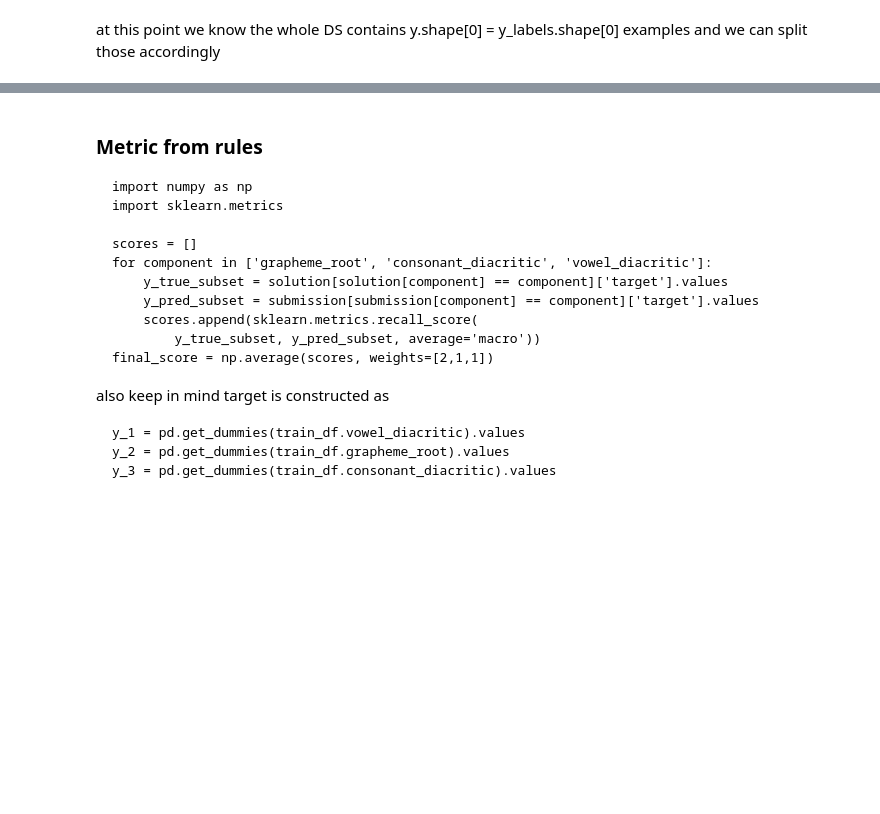
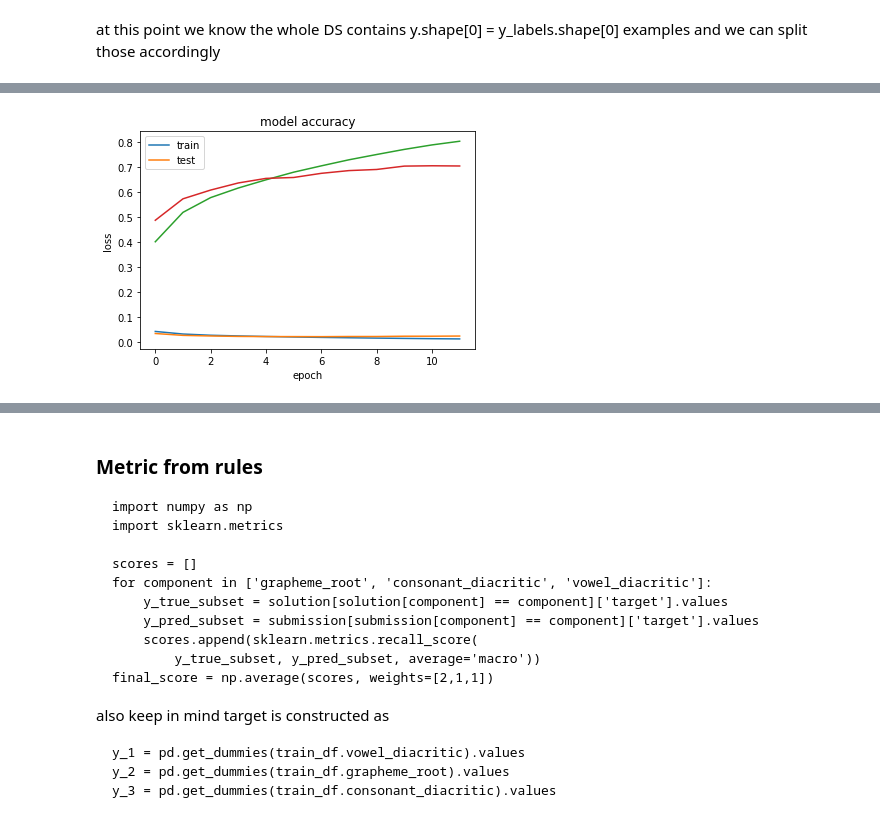
Before and after one commit to ipovalyaev/competitive-data-science, a Jupyter notebook: Bengali.AI/training.ipynb, the cells around one changed output, grey strips where cells are left out. Saved outputs shown, nothing was run; the diff lists cells and outputs as text; code cells hidden in the pictures; blank space fills up the shorter version.

```diff
--- a/Bengali.AI/training.ipynb
+++ b/Bengali.AI/training.ipynb
@@ -294,15 +302,15 @@ model_fname = 'models/model-' + datetime.datetime.now().strftime('%Y-%m-%d-%H-%M
 
 import tensorflow.keras.callbacks as cb
 
-R_LR_P = cb.ReduceLROnPlateau(monitor='val_out_1_loss',patience=3,verbose=1,factor=0.5,min_lr=0.00001)
+R_LR_P = cb.ReduceLROnPlateau(monitor='val_recall',patience=3,verbose=1,factor=0.5,min_lr=0.00001,mode='max')
 # if validation loss of out_1 is not decreasing for 3 consecutive epochs, decrease the learning rate by 0.5
 # given if learning rate is above 0.00001 and give us little insight on what has happened verbose=1
 
-ES = cb.EarlyStopping(monitor='val_loss',patience=4, min_delta=0.0025)
+ES = cb.EarlyStopping(monitor='val_recall',patience=4, min_delta=0.0025,mode='max')
 # stop the model from fitting data if validation loss has not decreased by 0.0025 in the last 5 epochs
 
-MCP = cb.ModelCheckpoint(model_fname, monitor ='val_loss', verbose =1,
-                      save_best_only = True, save_weights_only=True)
+MCP = cb.ModelCheckpoint(model_fname+'.hdf5', monitor ='val_recall', verbose =1,
+                      save_best_only = True, save_weights_only=True,mode='max')
 # save the weights in a file name specified only if the validation loss of out_1 layer has improved from
 # last save. out_1 because it's recall matters twice
 
@@ -323,13 +349,15 @@ history = model.fit(
 # %%
 plt.plot(history.history['loss'])
 plt.plot(history.history['val_loss'])
-# plt.plot(history.history['recall'])
-# plt.plot(history.history['val_recall'])
+plt.plot(history.history['recall'])
+plt.plot(history.history['val_recall'])
 
 plt.title('model accuracy')
 plt.ylabel('loss')
 plt.xlabel('epoch')
 plt.legend(['train', 'test'], loc='upper left')
 plt.show()
+# %% [output]
+[figure, added]
 # %%
 # model_fname = 'models/model-2020-01-04-11-33'
```
Also changed, not shown: parts of 9 cells of this notebook.
